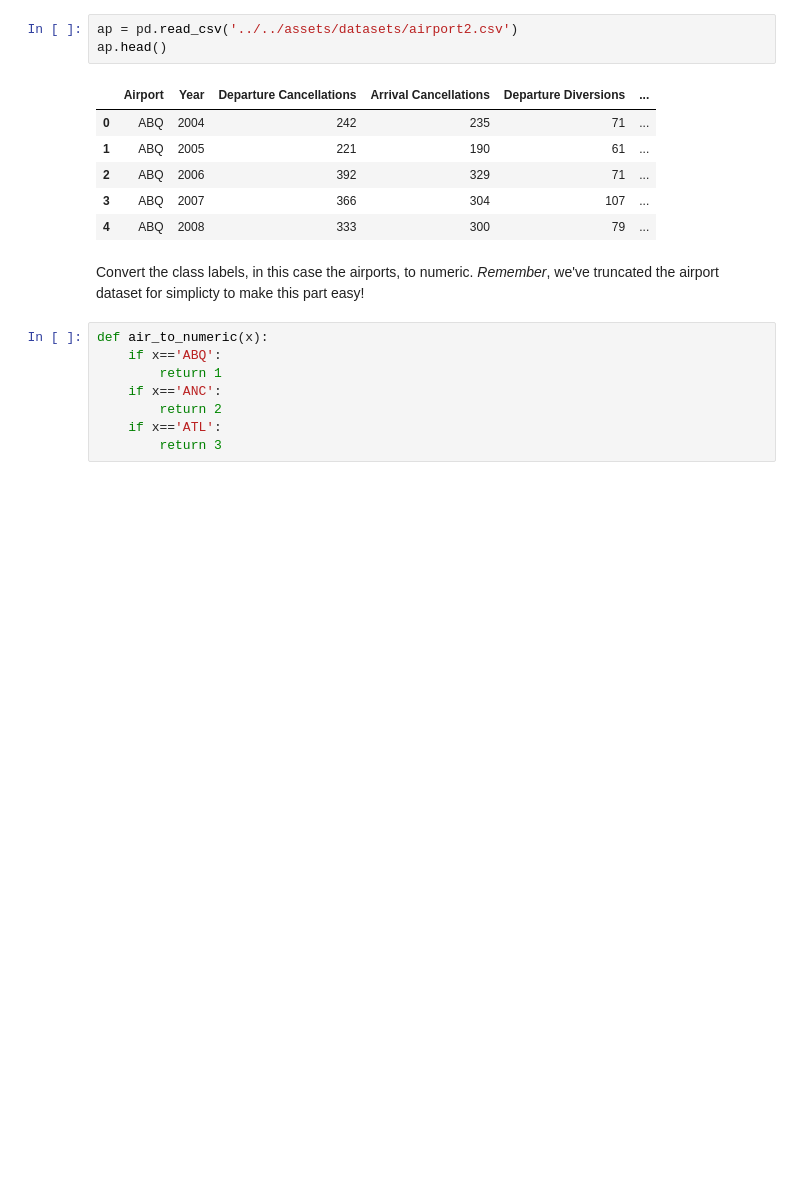
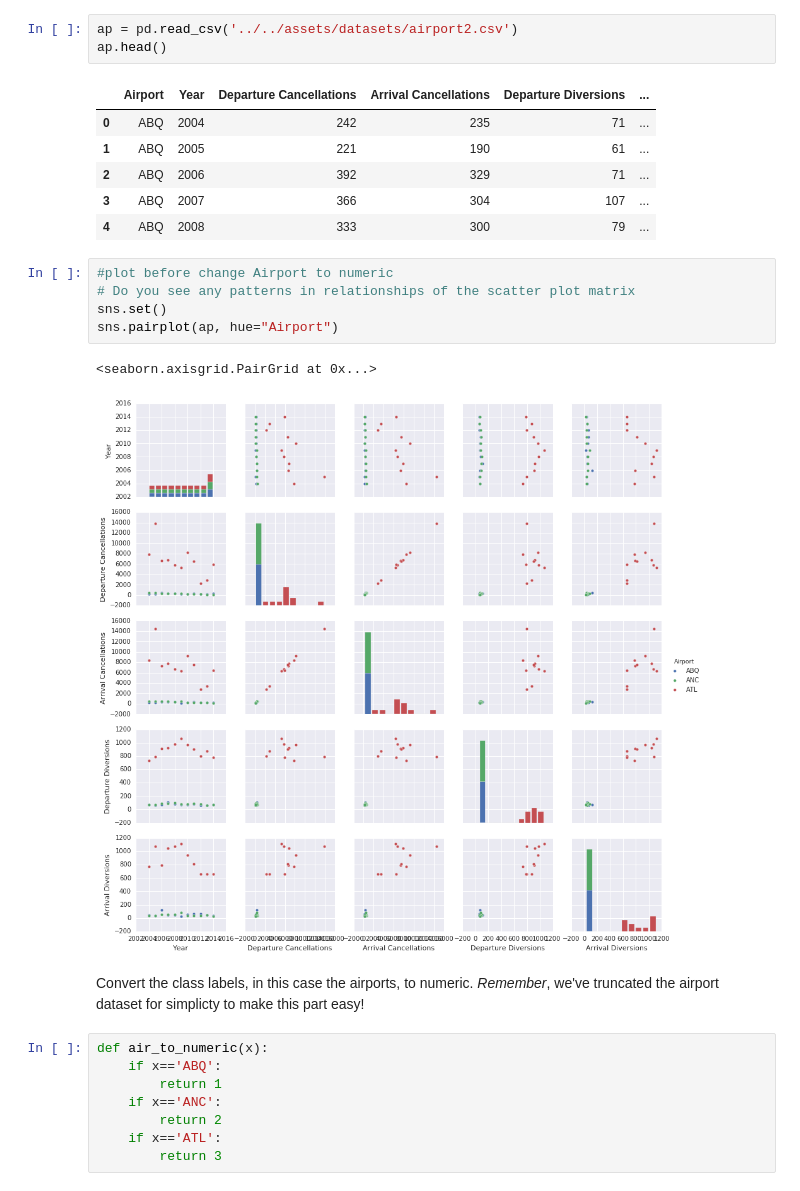
Before and after one commit to ColinJClemence/DataScienceStuff, a Jupyter notebook: curriculum/week-07/3.3-lab-clustering-lab/code/solution-code/solution-code.ipynb, the cells around one changed output. Saved outputs shown, nothing was run; the diff lists cells and outputs as text; blank space fills up the shorter version.

```diff
--- a/curriculum/week-07/3.3-lab-clustering-lab/code/solution-code/solution-code.ipynb
+++ b/curriculum/week-07/3.3-lab-clustering-lab/code/solution-code/solution-code.ipynb
@@ -23,6 +37,14 @@ ap.head()
 | 2 | ABQ | 2006 | 392 | 329 | 71 | ... |
 | 3 | ABQ | 2007 | 366 | 304 | 107 | ... |
 | 4 | ABQ | 2008 | 333 | 300 | 79 | ... |
+# %%
+#plot before change Airport to numeric
+# Do you see any patterns in relationships of the scatter plot matrix
+sns.set()
+sns.pairplot(ap, hue="Airport")
+# %% [output]
+<seaborn.axisgrid.PairGrid at 0x...>
+[figure, added]
 # %% [markdown]
 Convert the class labels, in this case the airports, to numeric. *Remember*, we've truncated the airport dataset for simplicty to make this part easy!
 # %%
```
Also changed, not shown: parts of 40 cells of this notebook, 4 other files.
